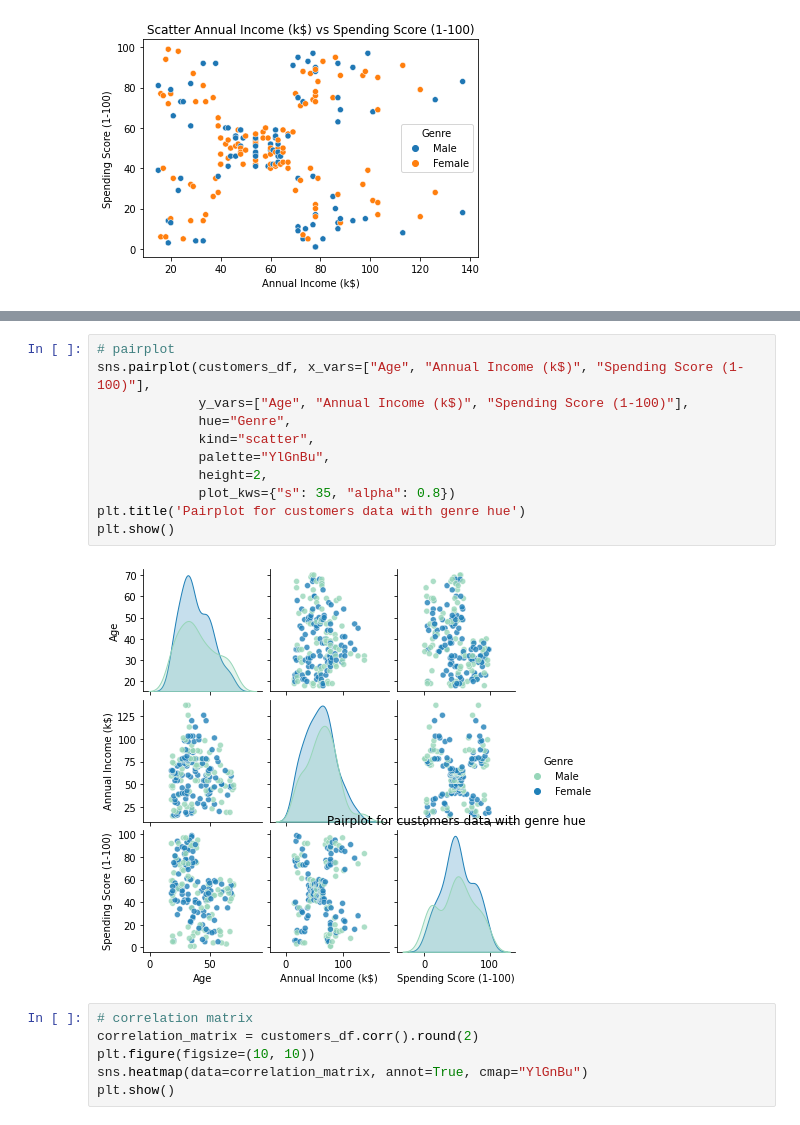
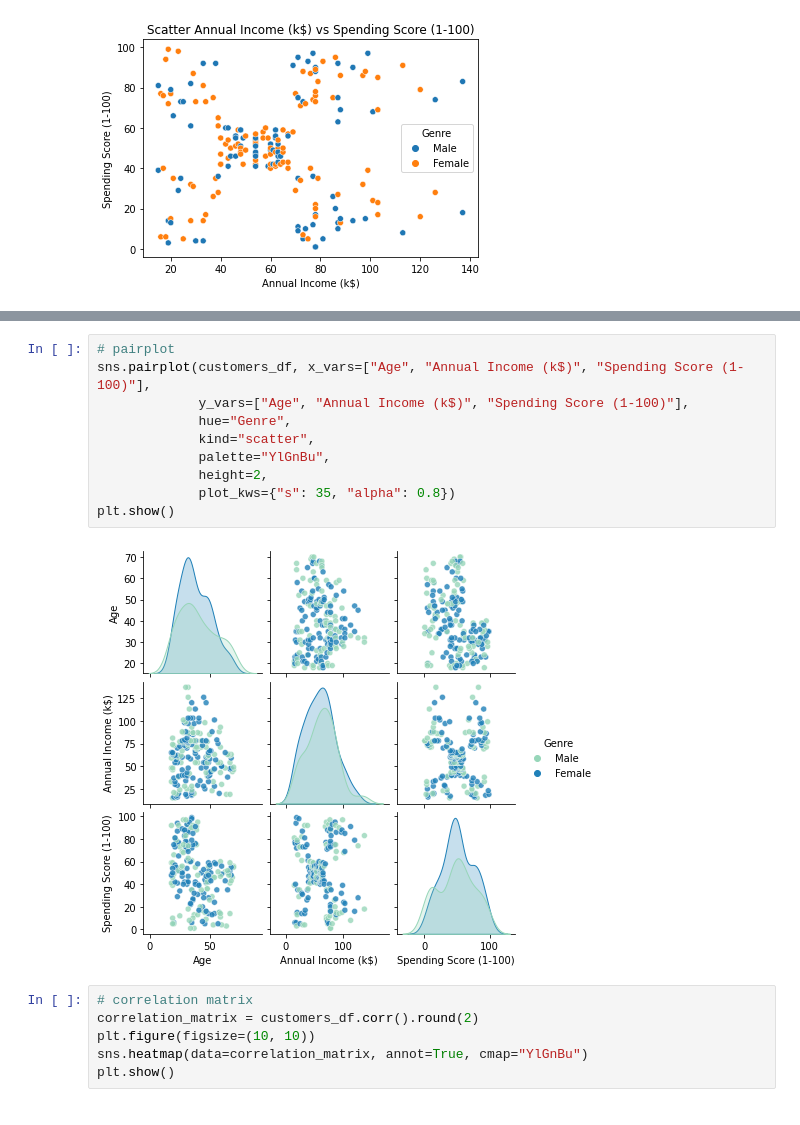
Before and after one commit to ioanna123/predict-consumer-behavior, a Jupyter notebook: customer-behavior.ipynb, the cells around one changed output, grey strips where cells are left out. Cells and saved outputs as stored; diff of their text form.

```diff
--- a/customer-behavior.ipynb
+++ b/customer-behavior.ipynb
@@ -129,16 +166,15 @@ plt.show()
 # %%
 # pairplot
 sns.pairplot(customers_df, x_vars=["Age", "Annual Income (k$)", "Spending Score (1-100)"],
              y_vars=["Age", "Annual Income (k$)", "Spending Score (1-100)"],
              hue="Genre",
              kind="scatter",
              palette="YlGnBu",
              height=2,
              plot_kws={"s": 35, "alpha": 0.8})
-plt.title('Pairplot for customers data with genre hue')
 plt.show()
 # %% [output]
-[figure, old version]
+[figure, new version]
 # %%
 # correlation matrix
 correlation_matrix = customers_df.corr().round(2)
```
Also changed, not shown: parts of 37 cells of this notebook, 1 other file.
